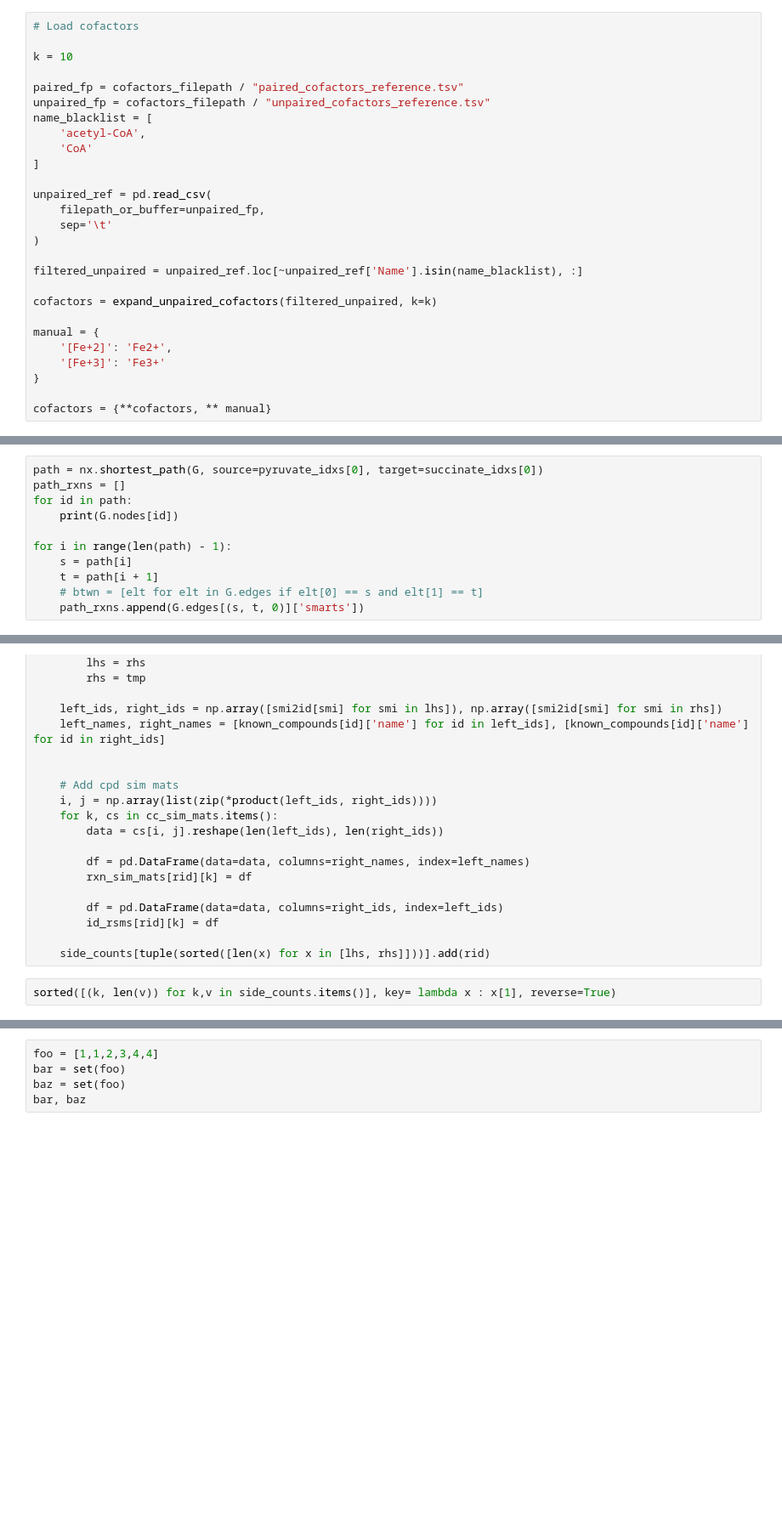
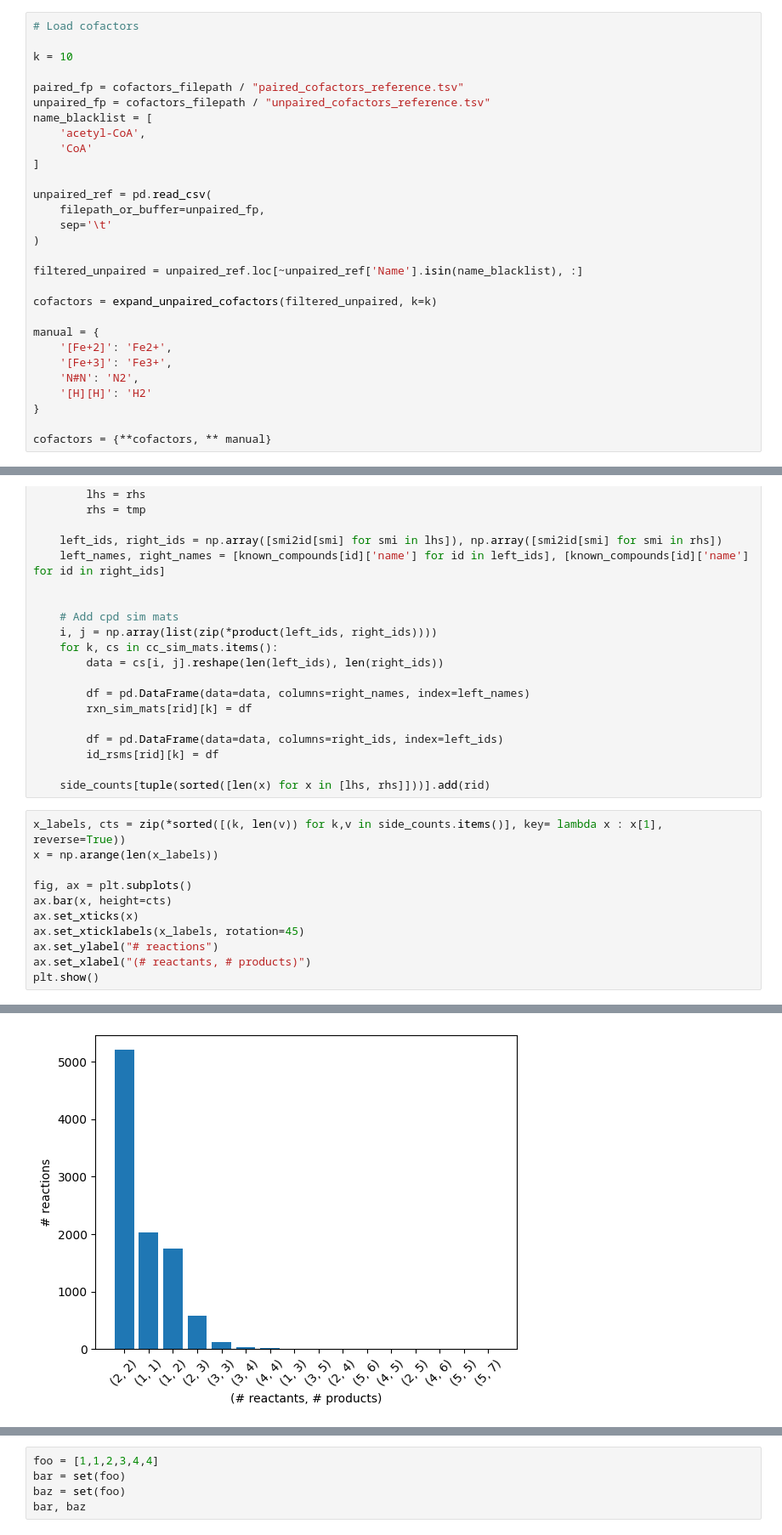
Before and after one commit to stefanpate/krxns, a Jupyter notebook: notebooks/initial_kr_network_analysis.ipynb, the cells around one changed output, grey strips where cells are left out. Shown at 85% size. Cells and saved outputs as stored; diff of their text form; blank space fills up the shorter version.

```diff
--- a/notebooks/initial_kr_network_analysis.ipynb
+++ b/notebooks/initial_kr_network_analysis.ipynb
@@ -69,7 +71,9 @@ cofactors = expand_unpaired_cofactors(filtered_unpaired, k=k)
 
 manual = {
     '[Fe+2]': 'Fe2+',
-    '[Fe+3]': 'Fe3+'
+    '[Fe+3]': 'Fe3+',
+    'N#N': 'N2',
+    '[H][H]': 'H2'
 }
 
 cofactors = {**cofactors, ** manual}
@@ -124,14 +128,3 @@ G.nodes[pyruvate_idxs[0]], G.nodes[succinate_idxs[0]]
 # %% [output]
 ({'smiles': 'CC(=O)C(=O)O', 'name': 'pyruvate'},
  {'smiles': 'O=C(O)CCC(=O)O', 'name': 'succinate'})
-# %%
-path = nx.shortest_path(G, source=pyruvate_idxs[0], target=succinate_idxs[0])
-path_rxns = []
-for id in path:
-    print(G.nodes[id])
-
-for i in range(len(path) - 1):
-    s = path[i]
-    t = path[i + 1]
-    # btwn = [elt for elt in G.edges if elt[0] == s and elt[1] == t]
-    path_rxns.append(G.edges[(s, t, 0)]['smarts'])
@@ -214,5 +259,14 @@ for rid, rxn in known_reactions.items():
 
     side_counts[tuple(sorted([len(x) for x in [lhs, rhs]]))].add(rid)
 # %%
-sorted([(k, len(v)) for k,v in side_counts.items()], key= lambda x : x[1], reverse=True)
+x_labels, cts = zip(*sorted([(k, len(v)) for k,v in side_counts.items()], key= lambda x : x[1], reverse=True))
+x = np.arange(len(x_labels))
+
+fig, ax = plt.subplots()
+ax.bar(x, height=cts)
+ax.set_xticks(x)
+ax.set_xticklabels(x_labels, rotation=45)
+ax.set_ylabel("# reactions")
+ax.set_xlabel("(# reactants, # products)")
+plt.show()
 # %% [output]
@@ -235,0 +273 @@ sorted([(k, len(v)) for k,v in side_counts.items()], key= lambda x : x[1], rever
+[figure, added]
```
Also changed, not shown: parts of 33 cells of this notebook.
